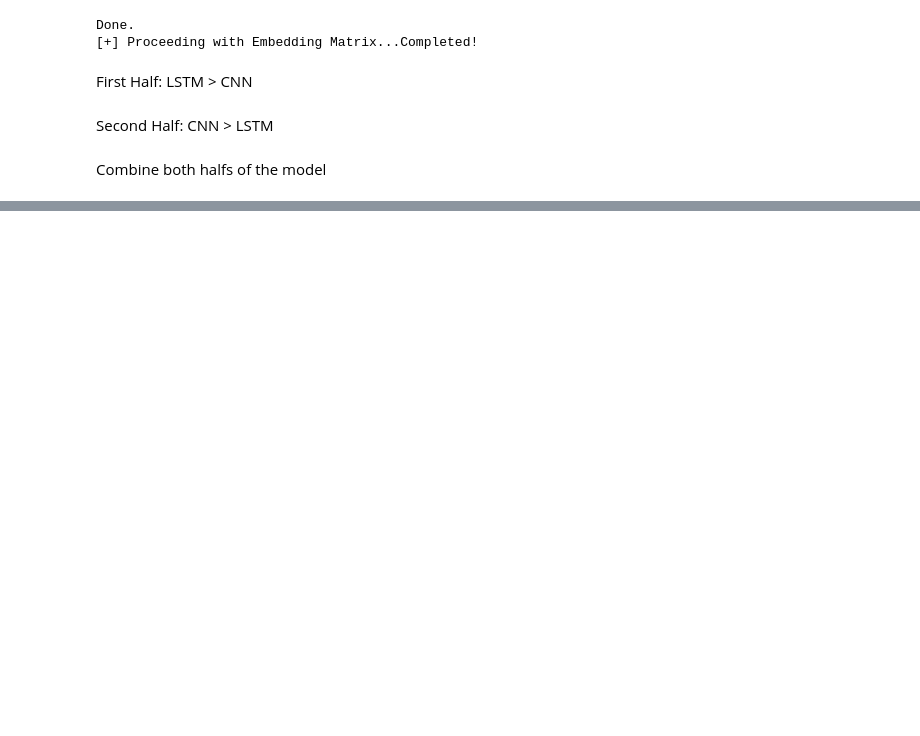
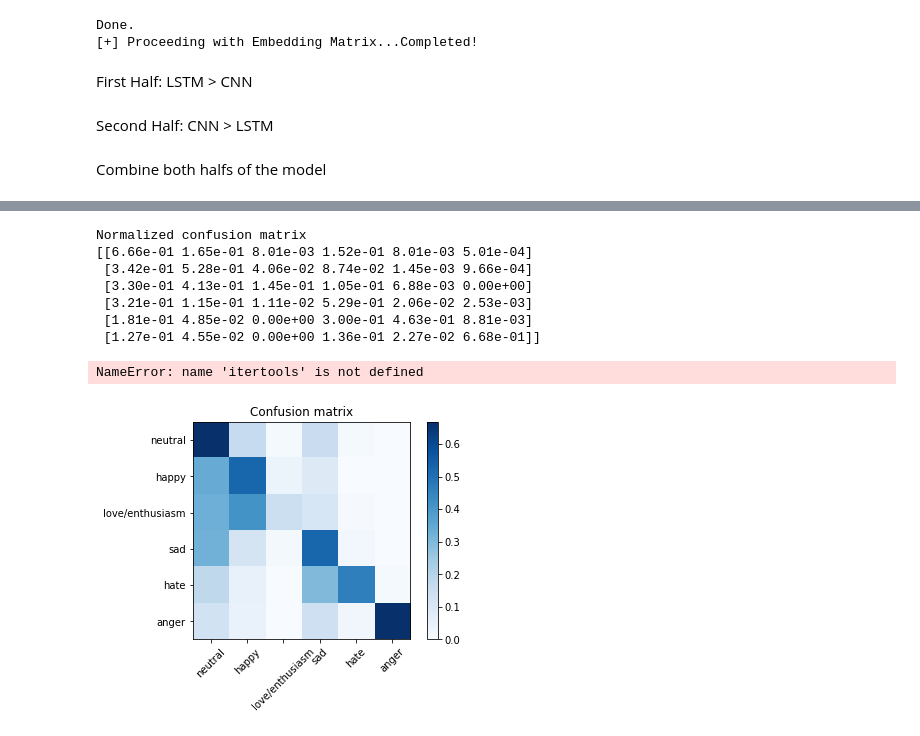
Before and after one commit to tlkh/text-emotion-classification, a Jupyter notebook: BalanceNet-1.0.ipynb, the cells around one changed output, grey strips where cells are left out. Drawn from its saved outputs; the diff is of its cells as text; code cells hidden in the pictures; blank space fills up the shorter version.

Commit message:
confusion matrix and classification reports

```diff
--- a/BalanceNet-1.0.ipynb
+++ b/BalanceNet-1.0.ipynb
@@ -130,6 +129,6 @@ rm: logs: No such file or directory
 # %%
 tensorboard = callbacks.TensorBoard(log_dir='./logs', histogram_freq=0, batch_size=16, write_grads=True , write_graph=True)
-model_checkpoints = callbacks.ModelCheckpoint("checkpoint.h5", monitor='val_loss', verbose=0, save_best_only=True, save_weights_only=False, mode='auto', period=1)
+model_checkpoints = callbacks.ModelCheckpoint("checkpoint.h5", monitor='val_acc', verbose=0, save_best_only=True, save_weights_only=False, mode='auto', period=1)
 lr_schedule = callbacks.LearningRateScheduler(initial_boost)
 # %%
 model.summary()
@@ -155,8 +154,8 @@ ________________________________________________________________________________
 # %%
 print("Training Progress:")
 model_log = model.fit(x_train, y_train, validation_data=(x_val, y_val),
-          epochs=200, batch_size=50,
-          callbacks=[tensorboard, lr_schedule])
+          epochs=1, batch_size=50,
+          callbacks=[tensorboard, lr_schedule, model_checkpoints])
 # %% [output]
 Training Progress:
 Train on 36255 samples, validate on 9063 samples
@@ -180,3 +165,14 @@ KeyboardInterrupt:
 import pandas as pd
 model.save('BalanceNet.h5')
 pd.DataFrame(model_log.history).to_csv("history-balance.csv")
+# %%
+from sklearn.metrics import classification_report, confusion_matrix
+import matplotlib.pyplot as plt
+import itertools
+np.set_printoptions(precision=2)
+classes = ["neutral", "happy", "love/enthusiasm", "sad", "hate", "anger"]
+
+Y_test = np.argmax(y_val, axis=1) # Convert one-hot to index
+y_pred = model.predict(x_val)
+y_pred_class = np.argmax(y_pred,axis=1)
+cnf_matrix = confusion_matrix(Y_test, y_pred_class)
@@ -182,0 +192,47 @@ pd.DataFrame(model_log.history).to_csv("history-balance.csv")
+# %%
+def plot_confusion_matrix(cm, labels,
+                          normalize=True,
+                          title='Confusion matrix',
+                          cmap=plt.cm.Blues):
+    """
+    This function prints and plots the confusion matrix.
+    Normalization can be applied by setting `normalize=True`.
+    """
+    if normalize:
+        cm = cm.astype('float') / cm.sum(axis=1)[:, np.newaxis]
+        print("Normalized confusion matrix")
+    else:
+        print('Confusion matrix, without normalization')
+
+    print(cm)
+
+    plt.imshow(cm, interpolation='nearest', cmap=cmap)
+    plt.title(title)
+    plt.colorbar()
+    tick_marks = np.arange(len(labels))
+    plt.xticks(tick_marks, labels, rotation=45)
+    plt.yticks(tick_marks, labels)
+
+    fmt = '.2f' if normalize else 'd'
+    thresh = cm.max() / 2.
+    for i, j in itertools.product(range(cm.shape[0]), range(cm.shape[1])):
+        plt.text(j, i, format(cm[i, j], fmt),
+                 horizontalalignment="center",
+                 color="white" if cm[i, j] > thresh else "black")
+
+    plt.tight_layout()
+    plt.ylabel('True label')
+    plt.xlabel('Predicted label')
+
+plt.figure()
+plot_confusion_matrix(cnf_matrix, labels=classes)
+# %% [output]
+Normalized confusion matrix
+[[6.66e-01 1.65e-01 8.01e-03 1.52e-01 8.01e-03 5.01e-04]
+ [3.42e-01 5.28e-01 4.06e-02 8.74e-02 1.45e-03 9.66e-04]
+ [3.30e-01 4.13e-01 1.45e-01 1.05e-01 6.88e-03 0.00e+00]
+ [3.21e-01 1.15e-01 1.11e-02 5.29e-01 2.06e-02 2.53e-03]
+ [1.81e-01 4.85e-02 0.00e+00 3.00e-01 4.63e-01 8.81e-03]
+ [1.27e-01 4.55e-02 0.00e+00 1.36e-01 2.27e-02 6.68e-01]]
+NameError: name 'itertools' is not defined
+[figure, added]
```
Also changed, not shown: parts of 6 cells of this notebook, 2 other files.
